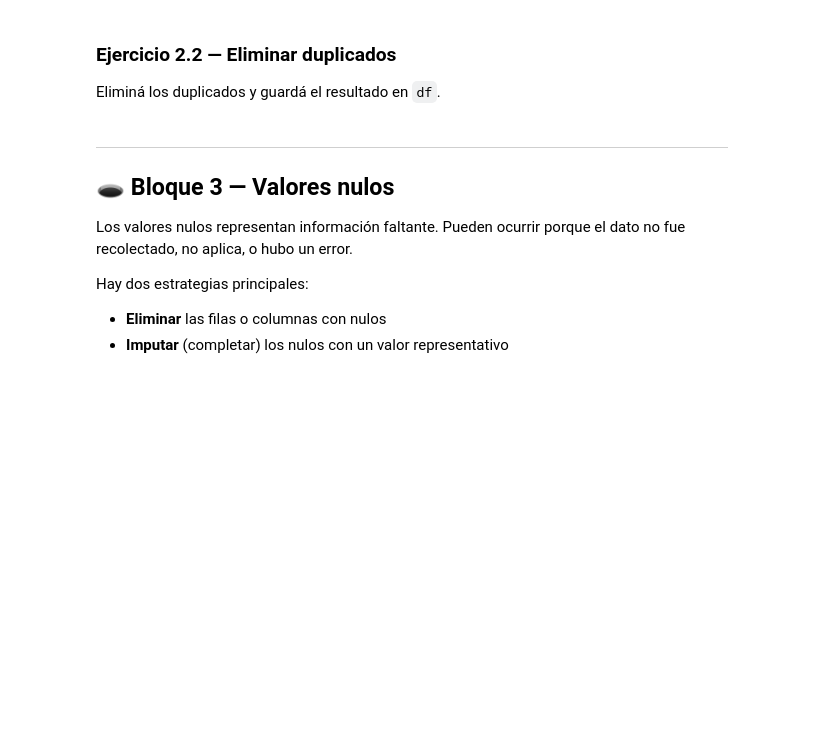
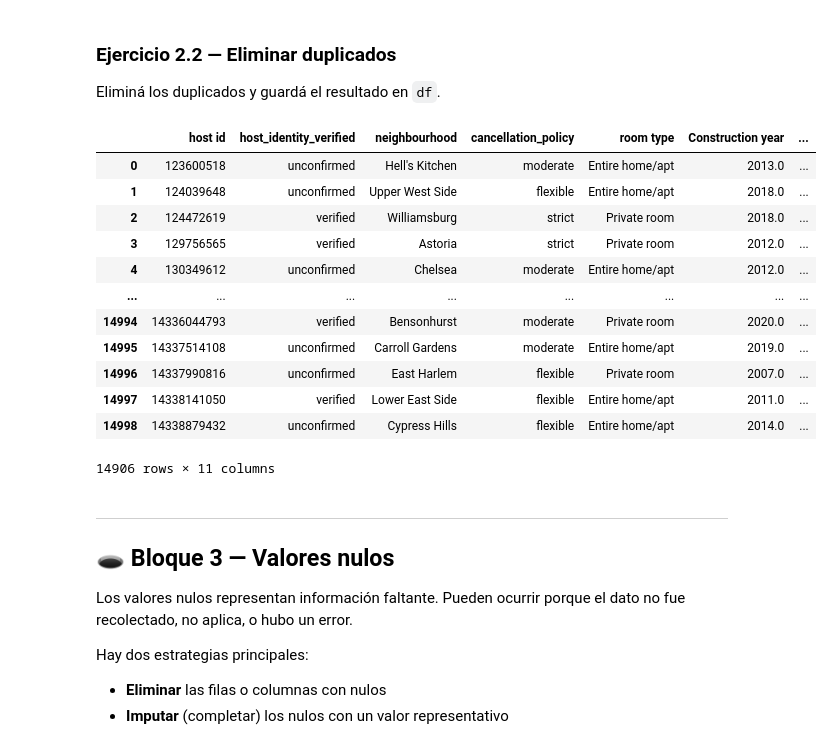
Before and after one commit to UADE-Python-Data-Science/583433_repo_oficial, a Jupyter notebook: Unidad_3/U3_NB3_Actividad_1.ipynb, the cells around one changed output. Drawn from its saved outputs; the diff is of its cells as text; code cells hidden in the pictures; blank space fills up the shorter version.

```diff
--- a/Unidad_3/U3_NB3_Actividad_1.ipynb
+++ b/Unidad_3/U3_NB3_Actividad_1.ipynb
@@ -93,6 +170,21 @@ En datos reales esto puede ocurrir por errores en la carga o en la combinación
 Eliminá los duplicados y guardá el resultado en `df`.
 # %%
 # Eliminá los duplicados
+df.drop_duplicates()
+# %% [output]
+|  | host id | host_identity_verified | neighbourhood | cancellation_policy | room type | Construction year | ... |
+| 0 | 123600518 | unconfirmed | Hell's Kitchen | moderate | Entire home/apt | 2013.0 | ... |
+| 1 | 124039648 | unconfirmed | Upper West Side | flexible | Entire home/apt | 2018.0 | ... |
+| 2 | 124472619 | verified | Williamsburg | strict | Private room | 2018.0 | ... |
+| 3 | 129756565 | verified | Astoria | strict | Private room | 2012.0 | ... |
+| 4 | 130349612 | unconfirmed | Chelsea | moderate | Entire home/apt | 2012.0 | ... |
+| ... | ... | ... | ... | ... | ... | ... | ... |
+| 14994 | 14336044793 | verified | Bensonhurst | moderate | Private room | 2020.0 | ... |
+| 14995 | 14337514108 | unconfirmed | Carroll Gardens | moderate | Entire home/apt | 2019.0 | ... |
+| 14996 | 14337990816 | unconfirmed | East Harlem | flexible | Private room | 2007.0 | ... |
+| 14997 | 14338141050 | verified | Lower East Side | flexible | Entire home/apt | 2011.0 | ... |
+| 14998 | 14338879432 | unconfirmed | Cypress Hills | flexible | Entire home/apt | 2014.0 | ... |
+14906 rows × 11 columns
 # %% [markdown]
 ---
 ## 🕳️ Bloque 3 — Valores nulos
```
Also changed, not shown: parts of 12 cells of this notebook, 3 other files.
